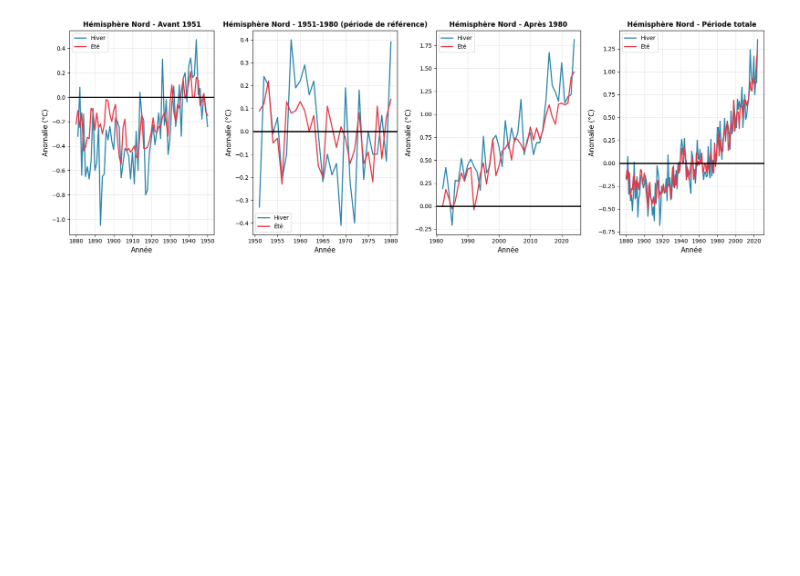
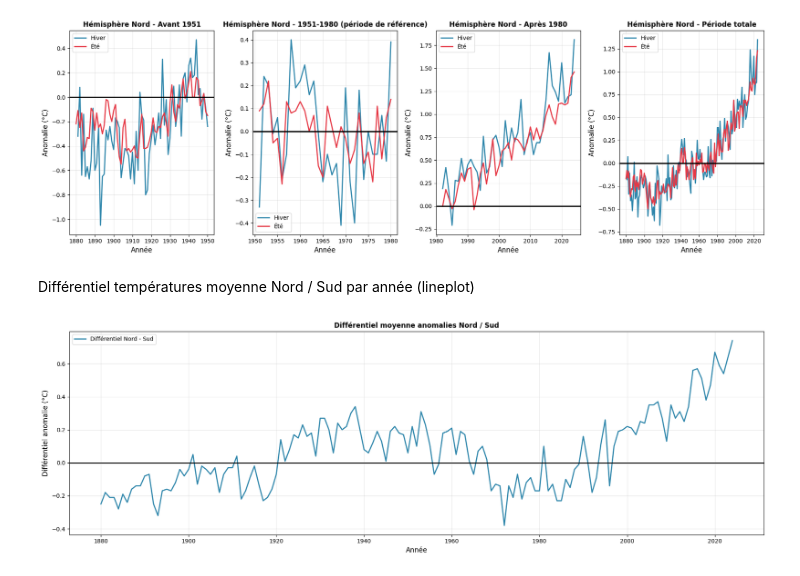
Before and after one commit to VinchC/projet, a Jupyter notebook: global_updated.ipynb, the cells around one changed output. Drawn from its saved outputs; the diff is of its cells as text; code cells hidden in the pictures; blank space fills up the shorter version.

Commit message:
Lineplot displaying differences of annual anomalies between North and South hemispheres

```diff
--- a/global_updated.ipynb
+++ b/global_updated.ipynb
@@ -691,3 +695,28 @@ plt.savefig('./images/comparaison_nord_avant_apres_periode_reference.png', dpi=3
 plt.show()
 # %% [output]
 [figure]
+# %% [markdown]
+Différentiel températures moyenne Nord / Sud par année (lineplot)
+# %%
+fig, ax = plt.subplots(figsize=(18, 6))
+
+# 4 saisons + moyenne
+ax.plot(df_new_light
+['Year'], df_new_light
+['Diff_North_South'], label='Différentiel Nord - Sud', linewidth=2, color='#2E86AB')
+
+# ligne à 0 pour référence
+ax.axhline(0, color='black', linewidth=2, alpha=1)
+
+# Titres et labels
+ax.set_title('Différentiel moyenne anomalies Nord / Sud', fontsize=12, fontweight='bold')
+ax.set_xlabel('Année', fontsize=12)
+ax.set_ylabel('Différentiel anomalie (°C)', fontsize=12)
+ax.legend(fontsize=10)
+ax.grid(True, alpha=0.3)
+
+plt.tight_layout()
+plt.savefig('./images/differentiel_moyennes_nord_sud_periode_totale.png', dpi=300, bbox_inches='tight')
+plt.show()
+# %% [output]
+[figure, added]
```
Also changed, not shown: parts of 3 cells of this notebook, 1 other file.
